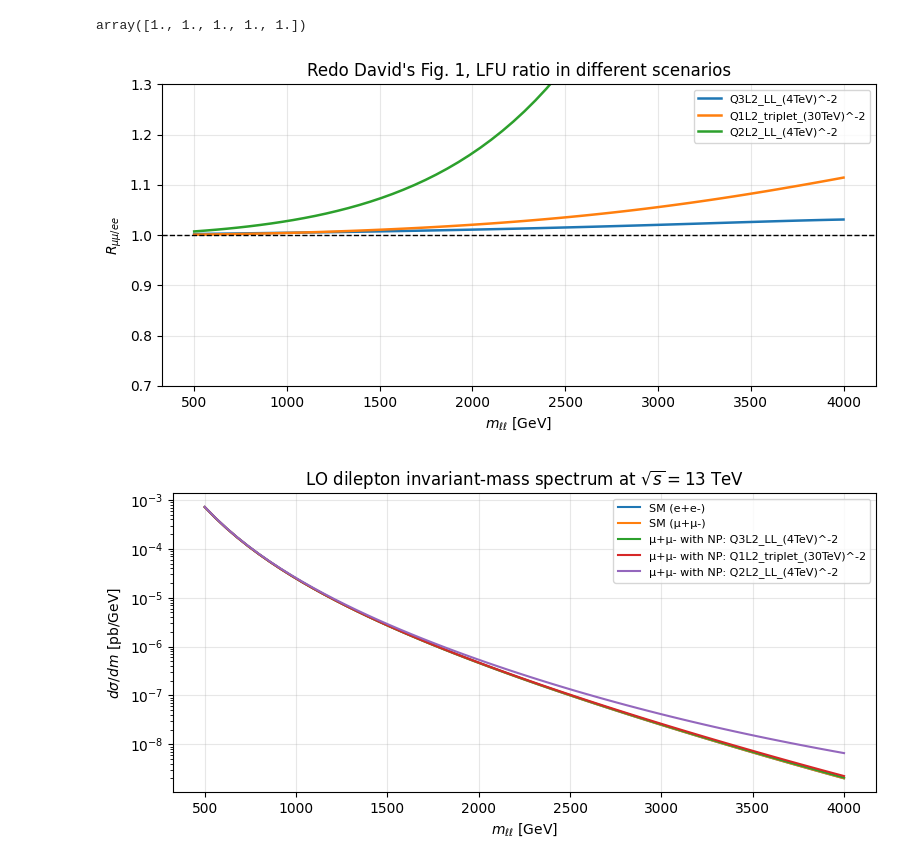
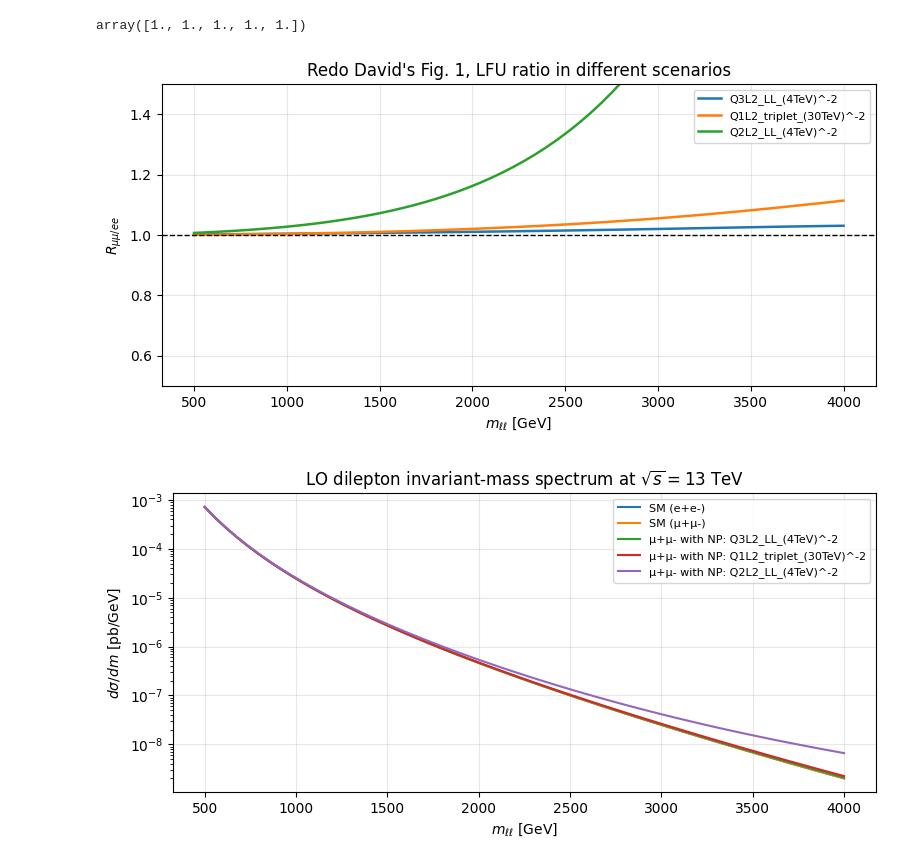
Before and after one commit to manuel-morales-a/flavourful_DY_PDF_SMEFT, a Jupyter notebook: dy_SM_NP.ipynb, the cells around one changed output. Saved outputs shown, nothing was run; the diff lists cells and outputs as text; code cells hidden in the pictures.

```diff
--- a/dy_SM_NP.ipynb
+++ b/dy_SM_NP.ipynb
@@ -436,21 +515,21 @@ array([1., 1., 1., 1., 1.])
 # %%
 fig, ax = plt.subplots(figsize=(8,4))
 for name, out in spectra.items():
     if name == "SM":
         continue
     ax.plot(m_grid, out["R"], label=name, linewidth=1.8)
 
 ax.axhline(1.0, linestyle="--", color="k", linewidth=1)
 ax.set_xlabel(r"$m_{\ell\ell}$ [GeV]")
 ax.set_ylabel(r"$R_{\mu\mu/ee}$")
 ax.set_title(r"Redo David's Fig. 1, LFU ratio in different scenarios")
-ax.set_ylim(0.7, 1.3)
+ax.set_ylim(0.5, 1.5)
 ax.grid(True, alpha=0.3)
 ax.legend(fontsize=8)
 fig.tight_layout()
 plt.show()
 # %% [output]
-[figure, old version]
+[figure, new version]
 # %%
 
 plt.figure(figsize=(8,4))
```
Also changed, not shown: parts of 3 cells of this notebook.
